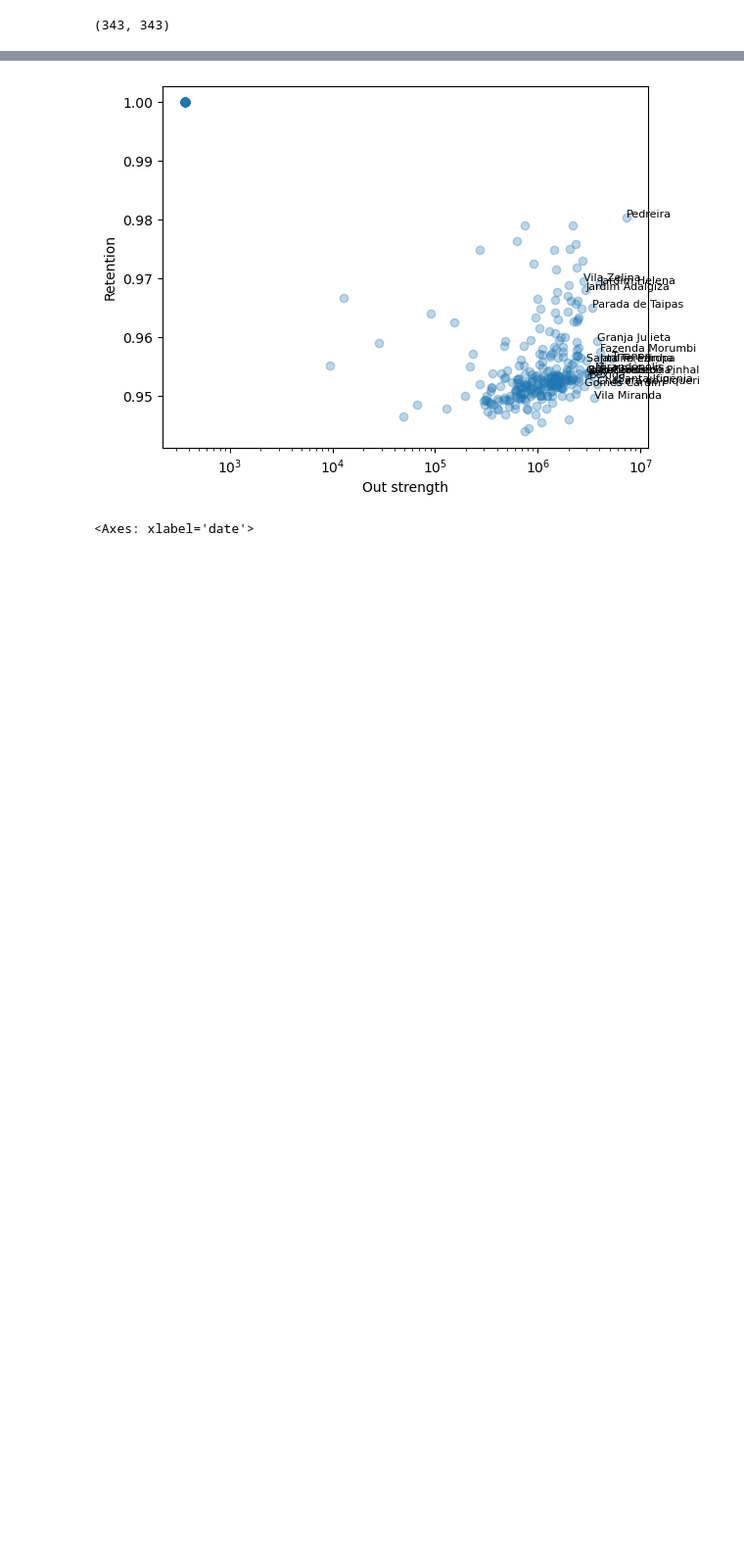
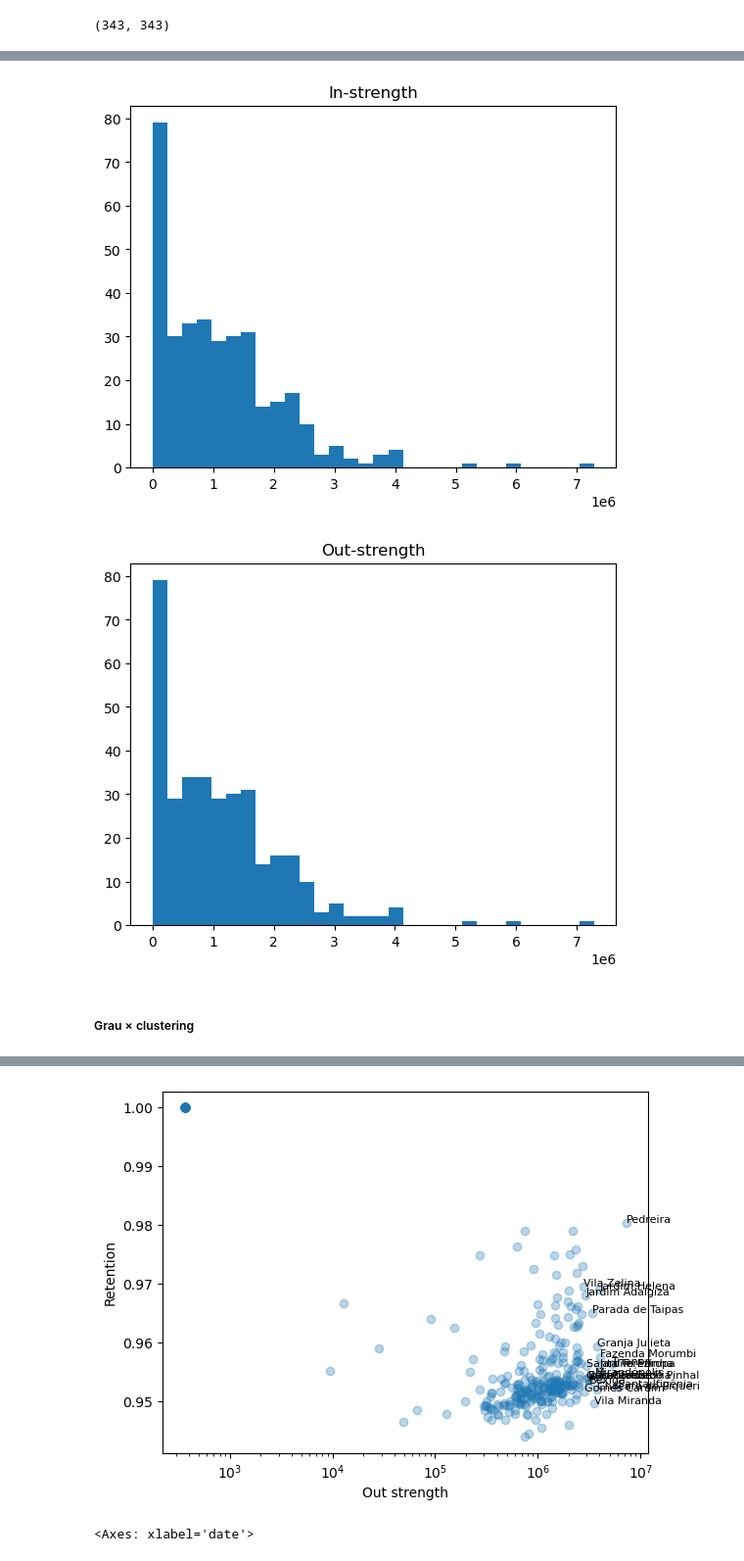
Before and after one commit to catianascimento/mobility-network-analysis, a Jupyter notebook: analise_mobilidade.ipynb, the cells around one changed output, grey strips where cells are left out. Shown at 98% size. Drawn from its saved outputs; the diff is of its cells as text; code cells hidden in the pictures; blank space fills up the shorter version.

```diff
--- a/analise_mobilidade.ipynb
+++ b/analise_mobilidade.ipynb
@@ -252,0 +174,13 @@ gdf_comm.plot(column="retention", cmap="plasma", legend=True)
+# %%
+plt.hist(list(in_strength.values()), bins=30)
+plt.title("In-strength")
+plt.show()
+
+plt.hist(list(out_strength.values()), bins=30)
+plt.title("Out-strength")
+plt.show()
+# %% [output]
+[figure, added]
+[figure, added]
+# %% [markdown]
+##### Grau × clustering
```
Also changed, not shown: parts of 59 cells of this notebook.
